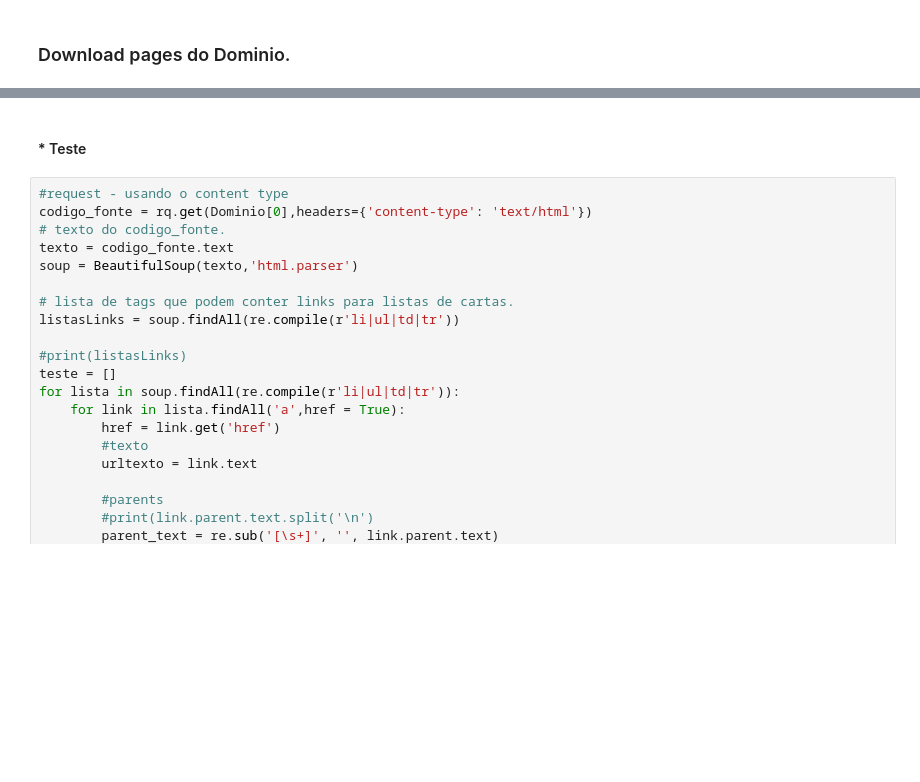
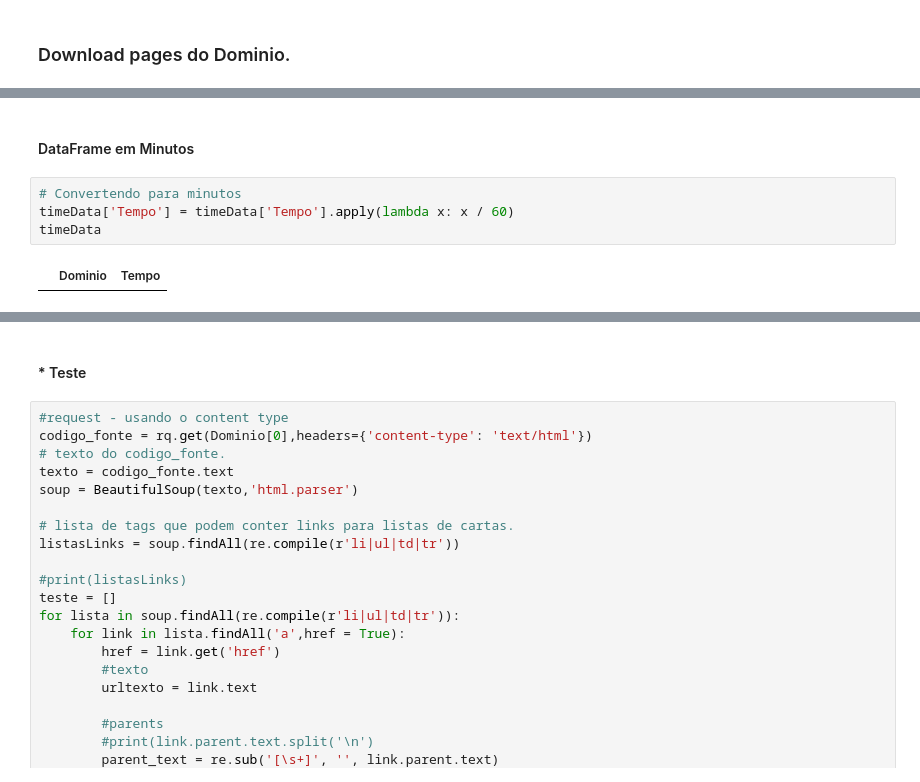
Before and after one commit to Jcss3/Projeto-1__RI, a Jupyter notebook: MagicCards_Heuristica.ipynb, the cells around one changed output, grey strips where cells are left out. Cells and saved outputs as stored; diff of their text form; blank space fills up the shorter version.

```diff
--- a/MagicCards_Heuristica.ipynb
+++ b/MagicCards_Heuristica.ipynb
@@ -291,0 +261,8 @@ SSLError: HTTPSConnectionPool(host='www.capefeargames.com', port=443): Max retri
+# %% [markdown]
+#### DataFrame em Minutos
+# %%
+# Convertendo para minutos
+timeData['Tempo'] = timeData['Tempo'].apply(lambda x: x / 60)
+timeData
+# %% [output]
+|  | Dominio | Tempo |
```
Also changed, not shown: parts of 23 cells of this notebook, 2 other files.
